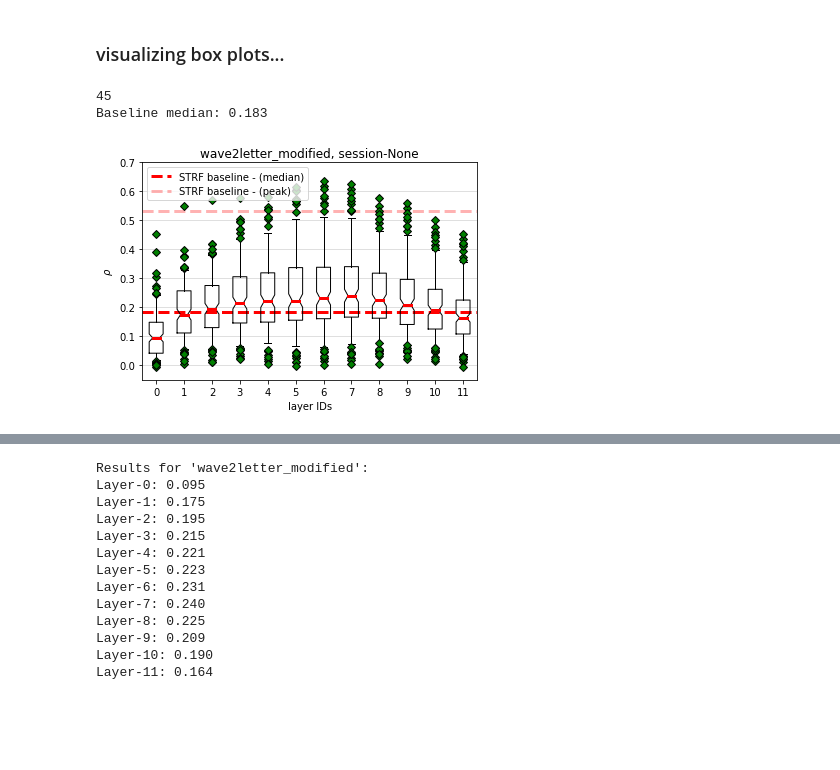
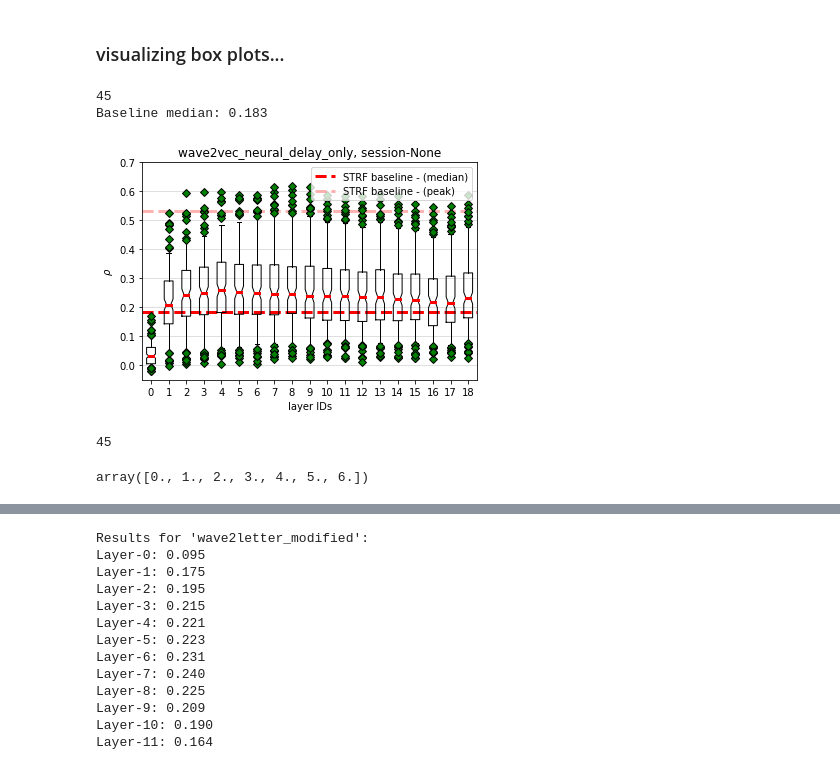
Before and after one commit to bilalhsp/Auditory_Cortex, a Jupyter notebook: experiments/correlations_analysis/correlations_analysis.ipynb, the cells around one changed output, grey strips where cells are left out. Drawn from its saved outputs; the diff is of its cells as text; code cells hidden in the pictures; blank space fills up the shorter version.

```diff
--- a/experiments/correlations_analysis/correlations_analysis.ipynb
+++ b/experiments/correlations_analysis/correlations_analysis.ipynb
@@ -332,7 +347,7 @@ save_fig = False
 y_axis_lim = 0.7
 
 identifier = ''
-model_name = 'wave2letter_modified'
+# model_name = 'wave2letter_modified'
 # identifier = 'test7'
 # identifier = 'test8'
 # identifier = 'test9'
@@ -344,7 +359,7 @@ model_name = 'wave2letter_modified'
 # identifier = 'opt_delay_L6_D0'
 # identifier = 'opt_delays_final'
 # identifier = 'all_opt_delays'
-# identifier = 'neural_delay_only'
+identifier = 'neural_delay_only'
 
 
 # model = 'wave2letter_modified_opt_delays'
@@ -353,12 +368,13 @@ model_name = 'wave2letter_modified'
 # model = 'wave2vec2_encoder'
 # model = 'wave2vec2_feature_extractor'
 
+model_name = 'wave2vec'
 # model_name = 'wave2vec2'
 # model_name = 'speech2text'
 # identifier = 'opt_delay'
 # identifier = 'basic'
 # identifier = 'RF_delay'
-
+# identifier = 'neural_delay_only_l1'
 
 # model_name = 'deepspeech2'
 # identifier = 'bi_lstm'
@@ -384,34 +400,42 @@ model_identifier = model_name + filler + identifier
 for normalized in normalized_list:
     for delta_corr in delta_corr_list:
 
         corr_obj = analysis.Correlations(model_identifier)
 
 
         print(len(np.unique(corr_obj.get_all_sessions())))
         ax, layers_data = corr_obj.box_plot_correlations(
             # session,
             normalized=normalized, threshold=threshold, delta_corr=delta_corr, bin_width=bin_width,
             delay=delay, y_axis_lim=y_axis_lim
             )
 
 
         post_str = 'rho'
         if normalized:
             post_str = post_str + '_' + 'normalized'
         if delta_corr:
             post_str = 'delta_' + post_str
         fig_name = f"{model_identifier}_{post_str}.jpg"
 
 
         # NIPS_dir = 'C\:\Users\\ahmedb\\Desktop\\PhD\\Academic\\Makin\'s Lab\\auditory_cortex\\Results\\NIPS'
         saved_figures = os.path.join(results_dir, 'saved_figures', 'correlations')
         filepath = os.path.join(saved_figures, model_name, fig_name)
         if save_fig:
             plt.savefig(filepath)
 # %% [output]
 45
 Baseline median: 0.183
-[figure, old version]
+[figure, new version]
+# %%
+len(corr_obj.get_all_sessions())
+# %% [output]
+45
+# %%
+corr_obj.data['layer'].unique()
+# %% [output]
+array([0., 1., 2., 3., 4., 5., 6.])
 # %%
 print(f"Results for '{model_identifier}':")
 for key, value in layers_data.items():
```
Also changed, not shown: parts of 7 cells of this notebook, 11 other files.
